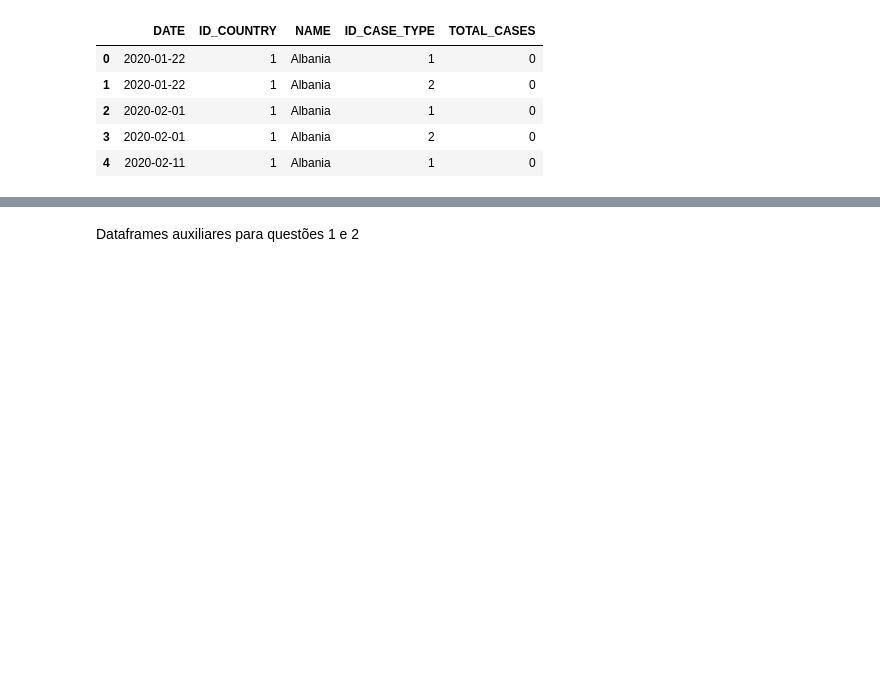
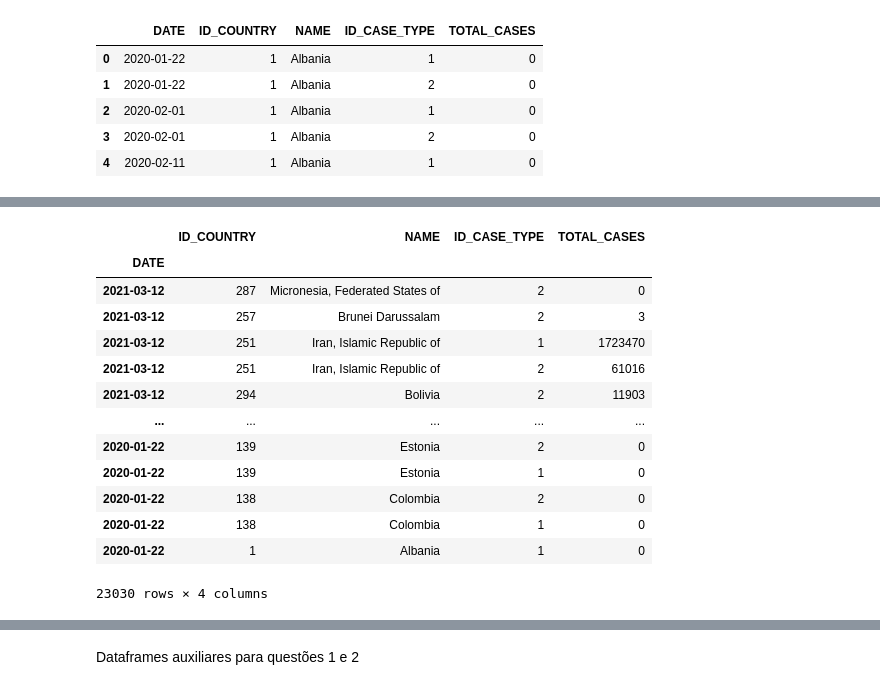
Before and after one commit to acdesantana/desafio_academia_gama, a Jupyter notebook: Item 4 - Parte 1.ipynb, the cells around one changed output, grey strips where cells are left out. Saved outputs shown, nothing was run; the diff lists cells and outputs as text; code cells hidden in the pictures; blank space fills up the shorter version.

```diff
--- a/Item 4 - Parte 1.ipynb
+++ b/Item 4 - Parte 1.ipynb
@@ -33,0 +50,18 @@ df_geral.set_index('DATE', inplace=True)
+# %%
+df_geral.sort_index(ascending=False, inplace=True)
+df_geral
+# %% [output]
+|  | ID_COUNTRY | NAME | ID_CASE_TYPE | TOTAL_CASES |
+| DATE |  |  |  |  |
+| 2021-03-12 | 287 | Micronesia, Federated States of | 2 | 0 |
+| 2021-03-12 | 257 | Brunei Darussalam | 2 | 3 |
+| 2021-03-12 | 251 | Iran, Islamic Republic of | 1 | 1723470 |
+| 2021-03-12 | 251 | Iran, Islamic Republic of | 2 | 61016 |
+| 2021-03-12 | 294 | Bolivia | 2 | 11903 |
+| ... | ... | ... | ... | ... |
+| 2020-01-22 | 139 | Estonia | 2 | 0 |
+| 2020-01-22 | 139 | Estonia | 1 | 0 |
+| 2020-01-22 | 138 | Colombia | 2 | 0 |
+| 2020-01-22 | 138 | Colombia | 1 | 0 |
+| 2020-01-22 | 1 | Albania | 1 | 0 |
+23030 rows × 4 columns
```
Also changed, not shown: parts of 13 cells of this notebook.
